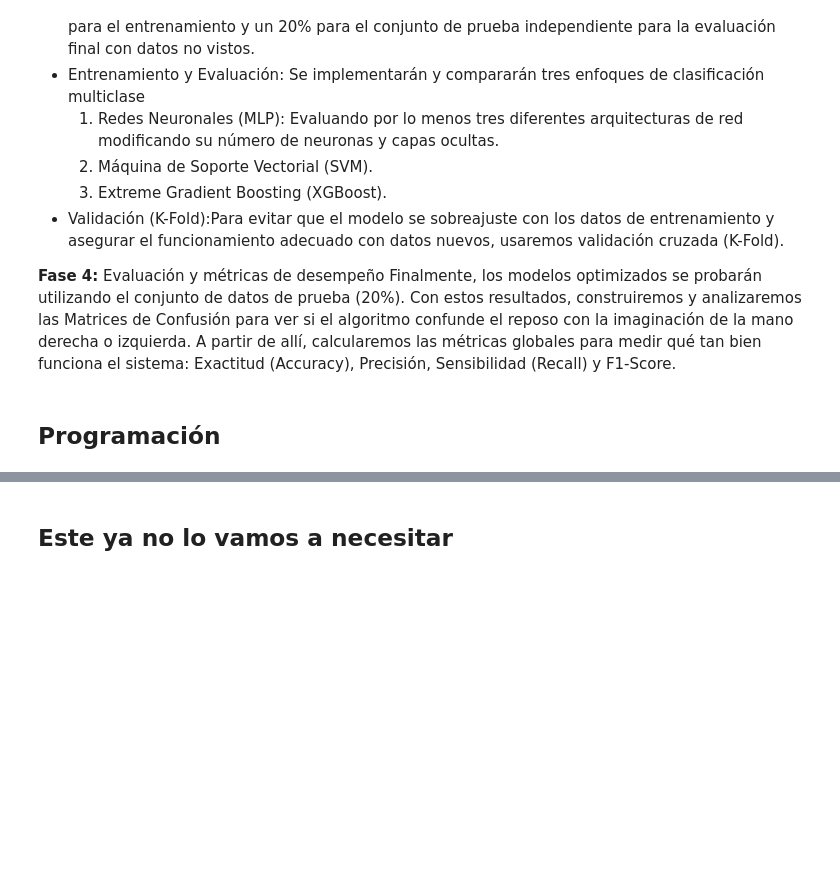
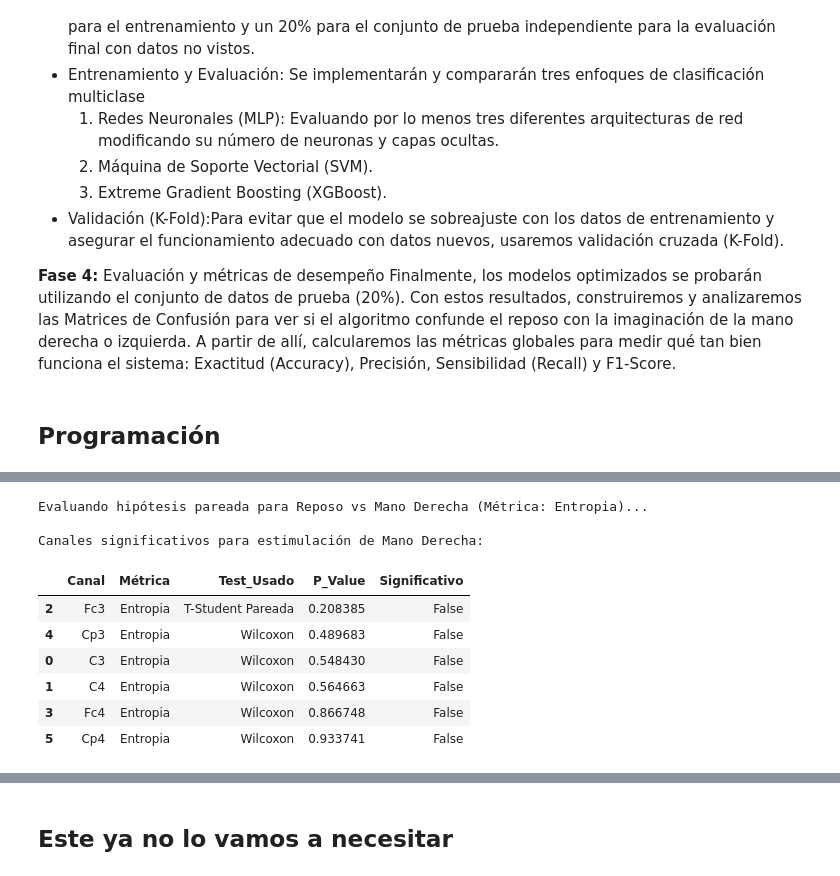
Before and after one commit to PaulaCCano/lab_Biosenales, a Jupyter notebook: proyecto_2.ipynb, the cells around one changed output, grey strips where cells are left out. Cells and saved outputs as stored; diff of their text form; code cells hidden in the pictures; blank space fills up the shorter version.

```diff
--- a/proyecto_2.ipynb
+++ b/proyecto_2.ipynb
@@ -292,0 +439,17 @@ Métrica: PLV_C3_C4
+# %%
+# Comparación 2: Reposo vs Imaginería Mano Derecha en la Complejidad (Entropía)
+der_entropy = validar_hipotesis_proyecto2(df_bci, 'Reposo', 'Mano Derecha', metrica='Entropia')
+
+print("\nCanales significativos para estimulación de Mano Derecha:")
+der_entropy.sort_values(by='P_Value', ascending=True)
+# %% [output]
+Evaluando hipótesis pareada para Reposo vs Mano Derecha (Métrica: Entropia)...
+
+Canales significativos para estimulación de Mano Derecha:
+|  | Canal | Métrica | Test_Usado | P_Value | Significativo |
+| 2 | Fc3 | Entropia | T-Student Pareada | 0.208385 | False |
+| 4 | Cp3 | Entropia | Wilcoxon | 0.489683 | False |
+| 0 | C3 | Entropia | Wilcoxon | 0.548430 | False |
+| 1 | C4 | Entropia | Wilcoxon | 0.564663 | False |
+| 3 | Fc4 | Entropia | Wilcoxon | 0.866748 | False |
+| 5 | Cp4 | Entropia | Wilcoxon | 0.933741 | False |
```
Also changed, not shown: parts of 20 cells of this notebook.
